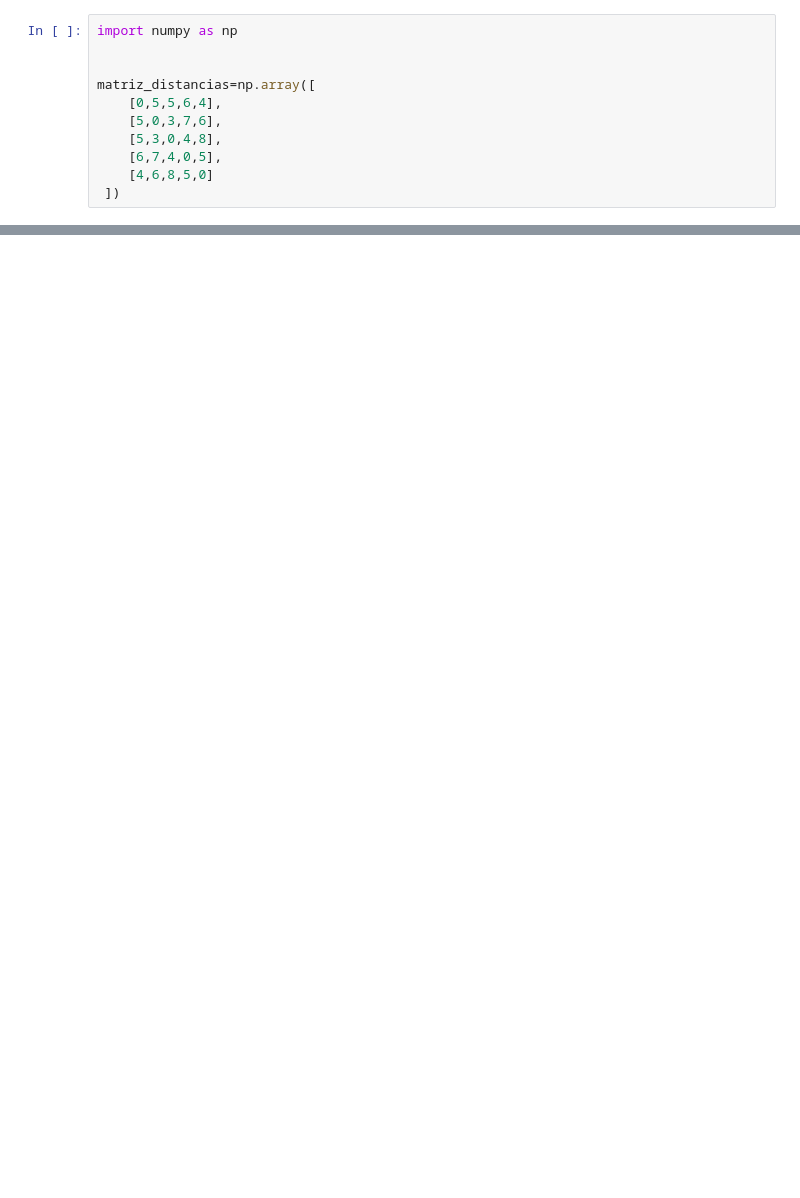
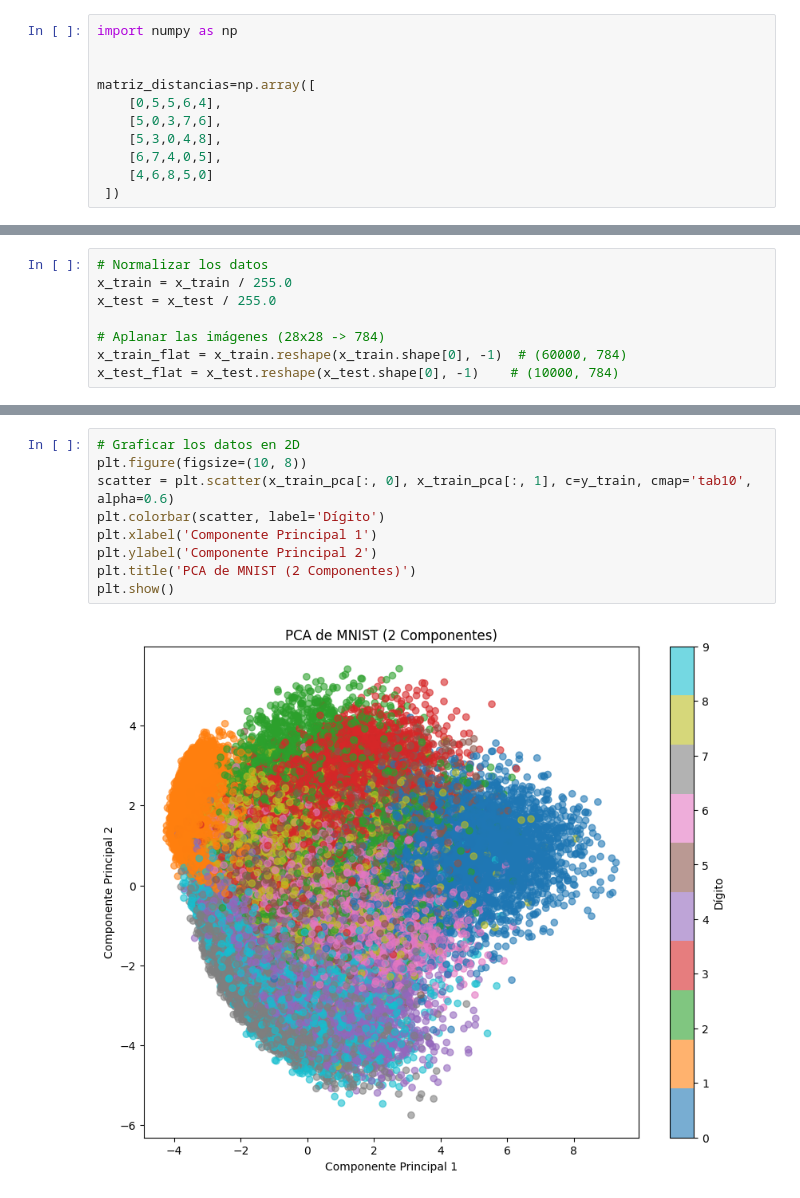
Before and after one commit to ivankarrillin/ML_Doc, a Jupyter notebook: reto_palabras.ipynb, the cells around one changed output, grey strips where cells are left out. Saved outputs shown, nothing was run; the diff lists cells and outputs as text; blank space fills up the shorter version.

```diff
--- a/reto_palabras.ipynb
+++ b/reto_palabras.ipynb
@@ -590,0 +550,8 @@ matriz_distancias=np.array([
+# %%
+# Normalizar los datos
+x_train = x_train / 255.0
+x_test = x_test / 255.0
+
+# Aplanar las imágenes (28x28 -> 784)
+x_train_flat = x_train.reshape(x_train.shape[0], -1)  # (60000, 784)
+x_test_flat = x_test.reshape(x_test.shape[0], -1)    # (10000, 784)
@@ -590,0 +572,11 @@ matriz_distancias=np.array([
+# %%
+# Graficar los datos en 2D
+plt.figure(figsize=(10, 8))
+scatter = plt.scatter(x_train_pca[:, 0], x_train_pca[:, 1], c=y_train, cmap='tab10', alpha=0.6)
+plt.colorbar(scatter, label='Dígito')
+plt.xlabel('Componente Principal 1')
+plt.ylabel('Componente Principal 2')
+plt.title('PCA de MNIST (2 Componentes)')
+plt.show()
+# %% [output]
+[figure, added]
```
Also changed, not shown: parts of 5 cells of this notebook.
